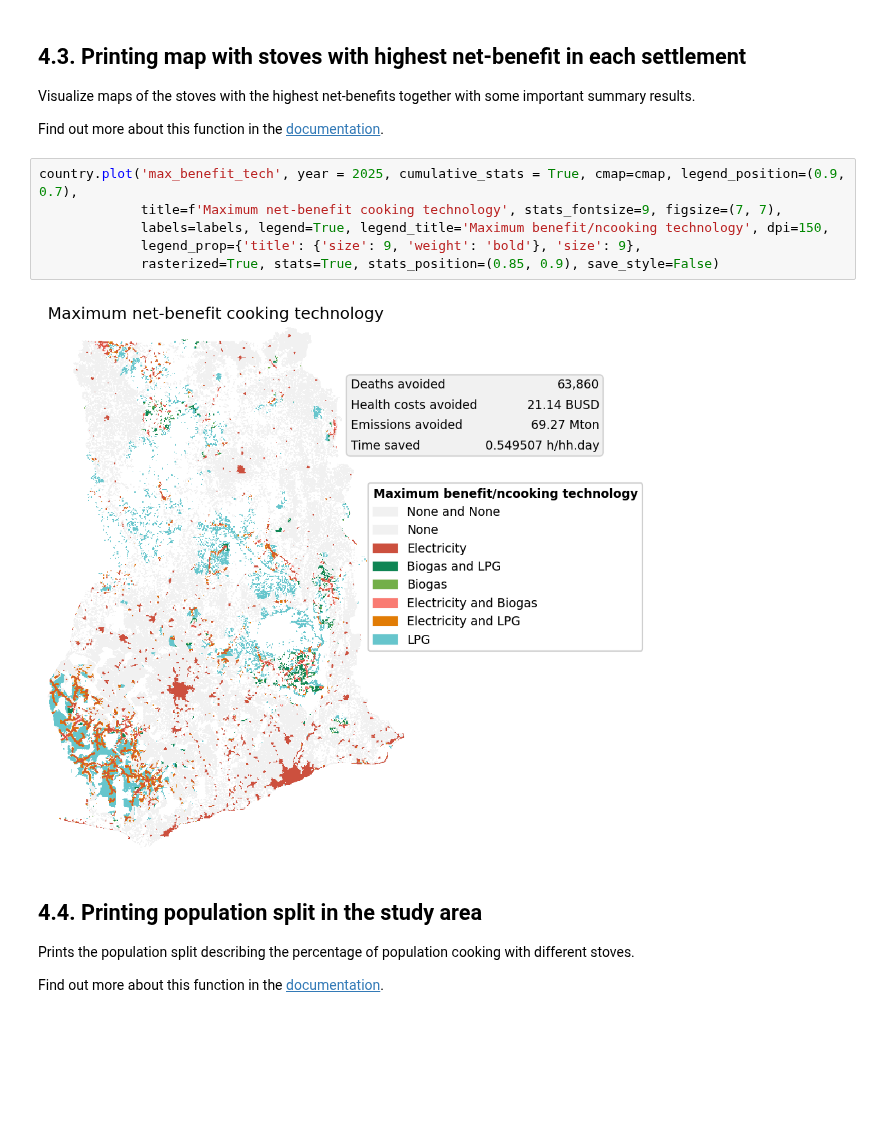
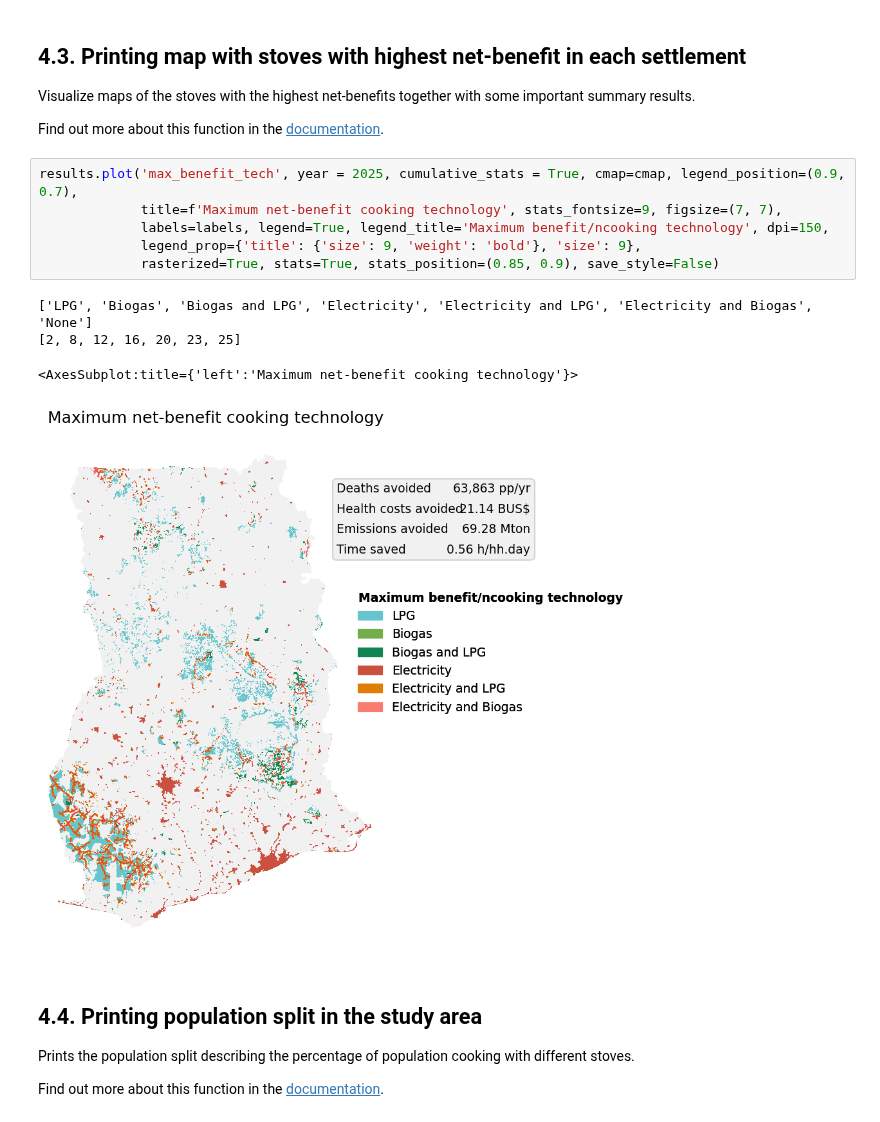
Before and after one commit to Open-Source-Spatial-Clean-Cooking-Tool/OnStove, a Jupyter notebook: example/OnStove_notebook.ipynb, the cells around one changed output. Cells and saved outputs as stored; diff of their text form; blank space fills up the shorter version.

```diff
--- a/example/OnStove_notebook.ipynb
+++ b/example/OnStove_notebook.ipynb
@@ -494,13 +491,16 @@ Visualize maps of the stoves with the highest net-benefits together with some im
 
 Find out more about this function in the [documentation](https://onstove-documentation.readthedocs.io/en/latest/generated/onstove.onstove.OnStove.plot.html).
 # %%
-country.plot('max_benefit_tech', year = 2025, cumulative_stats = True, cmap=cmap, legend_position=(0.9, 0.7),
+results.plot('max_benefit_tech', year = 2025, cumulative_stats = True, cmap=cmap, legend_position=(0.9, 0.7),
              title=f'Maximum net-benefit cooking technology', stats_fontsize=9, figsize=(7, 7),
              labels=labels, legend=True, legend_title='Maximum benefit/ncooking technology', dpi=150,
              legend_prop={'title': {'size': 9, 'weight': 'bold'}, 'size': 9},
              rasterized=True, stats=True, stats_position=(0.85, 0.9), save_style=False)
 # %% [output]
+['LPG', 'Biogas', 'Biogas and LPG', 'Electricity', 'Electricity and LPG', 'Electricity and Biogas', 'None']
+[2, 8, 12, 16, 20, 23, 25]
+<AxesSubplot:title={'left':'Maximum net-benefit cooking technology'}>
-[figure, old version]
+[figure, new version]
 # %% [markdown]
 ## 4.4. Printing population split in the study area
 
```
Also changed, not shown: parts of 8 cells of this notebook, 2 other files.
